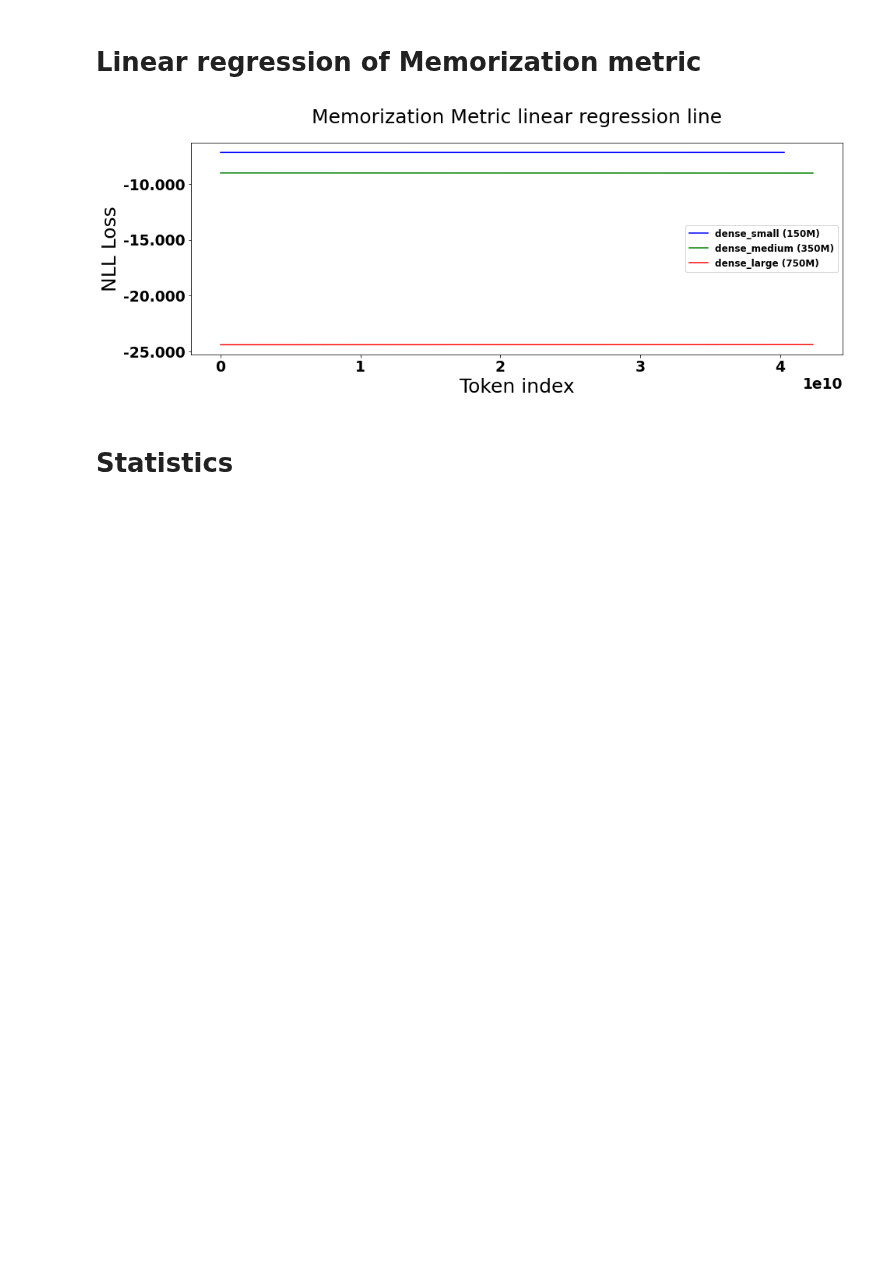
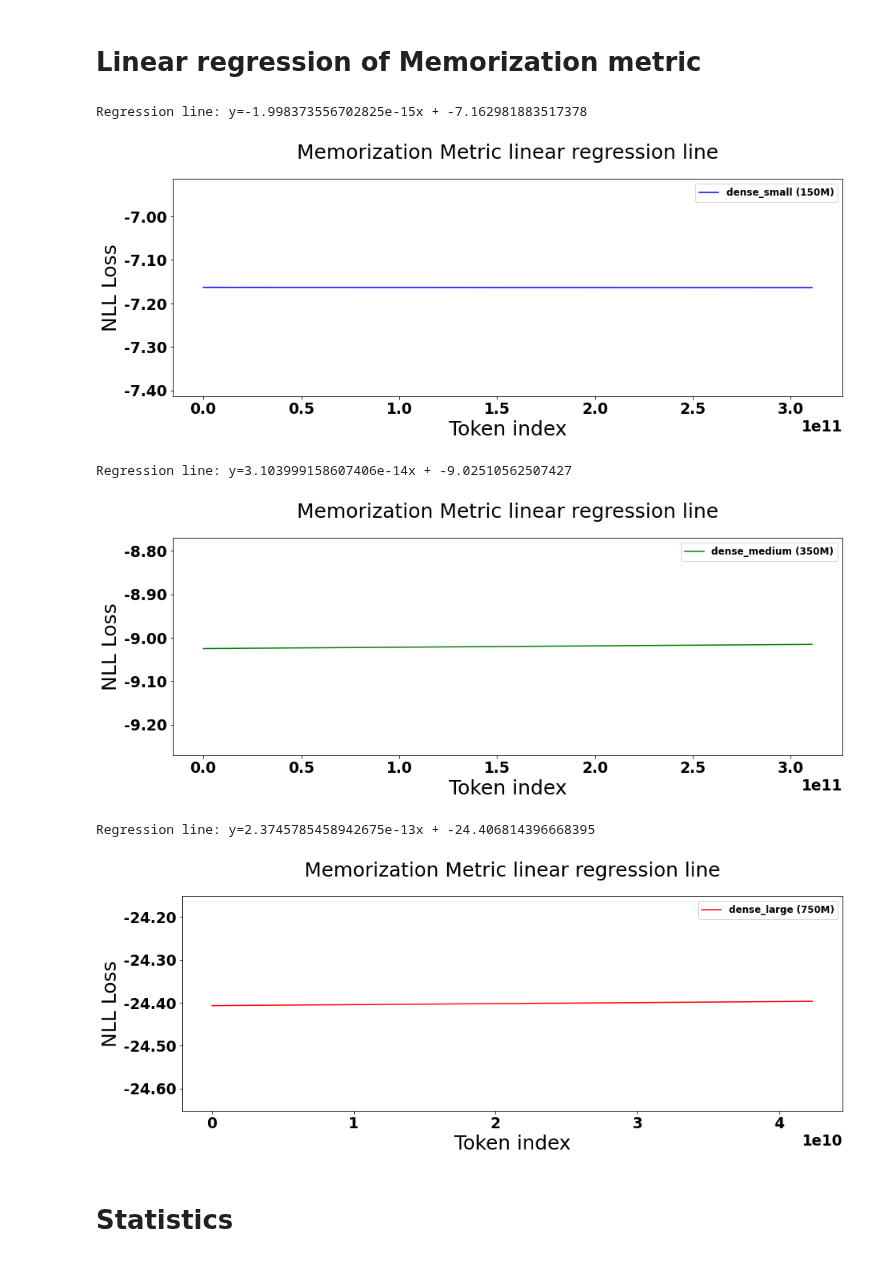
Before and after one commit to EleutherAI/gpt-neox, a Jupyter notebook: eda.ipynb, the cells around one changed output. Drawn from its saved outputs; the diff is of its cells as text; code cells hidden in the pictures; blank space fills up the shorter version.

```diff
--- a/eda.ipynb
+++ b/eda.ipynb
@@ -46,16 +46,17 @@ import numpy as np
 
 class Plotter:
     size = 25
-    params = {'legend.fontsize': 'large',
-          'figure.figsize': (15,5),
-          'axes.labelsize': size,
-          'axes.titlesize': size,
-          'xtick.labelsize': size*0.75,
-          'ytick.labelsize': size*0.75,
-          'axes.titlepad': 25,
-          'font.family':'sans-serif',
-          'font.weight':'bold',
-         }
+    params = {
+        'legend.fontsize': 'large',
+        'figure.figsize': (15,5),
+        'axes.labelsize': size,
+        'axes.titlesize': size,
+        'xtick.labelsize': size*0.75,
+        'ytick.labelsize': size*0.75,
+        'axes.titlepad': 25,
+        'font.family':'sans-serif',
+        'font.weight':'bold',
+    }
 
     def __init__(self,title,data,size=25,xlabel=None,ylabel=None,
                  default_slider_value=None,plot_group=False,
@@ -172,7 +173,7 @@ VBox(children=(Output(), IntSlider(value=16, description='Bins', layout=Layout(w
 plt.rcParams.update(Plotter.params)
 colors = ['blue','green','red']
 for label,color in zip(data_labels,colors):
-    plt.scatter(data[label][0],data[label][1],label=label,marker=',',alpha=0.002,color=color)
+    plt.scatter(most_memorized_data[label][0],most_memorized_data[label][1],label=label,marker=',',alpha=0.002,color=color)
 
     plt.title("Memorization Metric")
     plt.xlabel('Token index')
@@ -210,22 +211,31 @@ for label,color in zip(data_labels,colors):
 # %%
 from matplotlib import ticker
 plt.rcParams.update(Plotter.params)
 colors = ['blue','green','red']
-fig,ax = plt.subplots()
+
 for label,color in zip(data_labels,colors):
+    fig,ax = plt.subplots()
     x = np.array(data[label][0])
     m, b = np.polyfit(data[label][0],data[label][1],1)
+    print(f'Regression line: y={m}x + {b}')
     ax.plot(x,m*x +b,label=label,color=color)
 
-ax.yaxis.set_major_formatter(ticker.FormatStrFormatter('%0.3f'))
-plt.title("Memorization Metric linear regression line")
-plt.xlabel('Token index')
-plt.ylabel('NLL Loss')
+    ax.yaxis.set_major_formatter(ticker.FormatStrFormatter('%0.2f'))
+    plt.title("Memorization Metric linear regression line")
+    plt.xlabel('Token index')
+    plt.ylabel('NLL Loss')
+    avgr = np.mean(data[label][1])
+    plt.ylim((avgr-0.25,avgr+0.25))
 
-plt.legend()
-plt.show()
+    plt.legend()
+    plt.show()
 # %% [output]
+Regression line: y=-1.998373556702825e-15x + -7.162981883517378
-[figure, old version]
+[figure, new version]
+Regression line: y=3.103999158607406e-14x + -9.02510562507427
+[figure, added]
+Regression line: y=2.3745785458942675e-13x + -24.406814396668395
+[figure, added]
 # %% [markdown]
 # Statistics
 # %%
```
Also changed, not shown: parts of 4 cells of this notebook.
